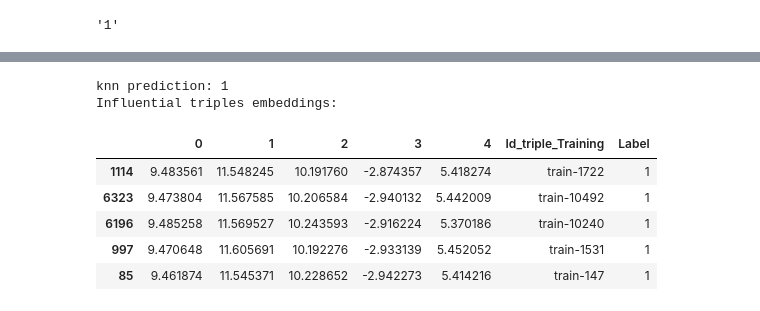
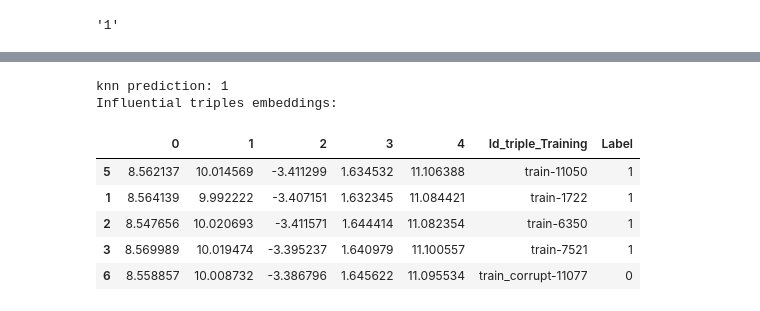
Before and after one commit to yalopez84/Interpretable_method, a Jupyter notebook: Interpretable_Triple_Prediction_Method.ipynb, the cells around one changed output, grey strips where cells are left out. Drawn from its saved outputs; the diff is of its cells as text; code cells hidden in the pictures.

```diff
--- a/Interpretable_Triple_Prediction_Method.ipynb
+++ b/Interpretable_Triple_Prediction_Method.ipynb
@@ -48,7 +48,7 @@ drive.mount('/content/drive')
 Mounted at /content/drive
 # %%
 pathFile="/content/drive/MyDrive/Almacen_phd/FB13/"
-modelName="/content/drive/MyDrive/Almacen_phd/FB13/sbert_test_mnr2"
+modelName="/content/drive/MyDrive/Almacen_phd/FB13/output/tsdae-bert-base-uncased"
 embeddings_large_file="/content/drive/MyDrive/Almacen_phd/FB13/embedding_large.pt"
 umap_embeddings_file="/content/drive/MyDrive/Almacen_phd/FB13/umap_embeddings.pt"
 asignacion_clusters="/content/drive/MyDrive/Almacen_phd/FB13/clusters_labels"
@@ -660,28 +639,28 @@ print(r)
 # %%
 #Triple target prediction by KNN and influential triples embeddings (nearest neighbors)
 from numpy.core.fromnumeric import squeeze
 from sklearn.neighbors import KNeighborsClassifier, RadiusNeighborsClassifier
-knc = KNeighborsClassifier(n_neighbors=5)
-rnc = RadiusNeighborsClassifier(radius=5)
+knc = KNeighborsClassifier(n_neighbors=5, metric='cosine')
+rnc = RadiusNeighborsClassifier(radius=5, metric='cosine')
 knc.fit(umap_embeddings_target_triple_set_df.iloc[:,:5],umap_embeddings_target_triple_set_df.iloc[:,6])
 rnc.fit(umap_embeddings_target_triple_set_df.iloc[:,:5],umap_embeddings_target_triple_set_df.iloc[:,6])
 knc_pred = knc.predict(umap_embeddings[-1,:].reshape(1,5))
 knn_predicion=knc_pred[0]
 print("knn prediction:", knn_predicion)
 _, knc_neighbors = knc.kneighbors(umap_embeddings[-1,:].reshape(1,5))
 nearest_neighbors=knc_neighbors.squeeze().tolist()
 nearest_neighbors_df=umap_embeddings_target_triple_set_df.iloc[nearest_neighbors]
 print("Influential triples embeddings:")
 nearest_neighbors_df
 # %% [output]
 knn prediction: 1
 Influential triples embeddings:
 |  | 0 | 1 | 2 | 3 | 4 | Id_triple_Training | Label |
-| 1114 | 9.483561 | 11.548245 | 10.191760 | -2.874357 | 5.418274 | train-1722 | 1 |
-| 6323 | 9.473804 | 11.567585 | 10.206584 | -2.940132 | 5.442009 | train-10492 | 1 |
-| 6196 | 9.485258 | 11.569527 | 10.243593 | -2.916224 | 5.370186 | train-10240 | 1 |
-| 997 | 9.470648 | 11.605691 | 10.192276 | -2.933139 | 5.452052 | train-1531 | 1 |
-| 85 | 9.461874 | 11.545371 | 10.228652 | -2.942273 | 5.414216 | train-147 | 1 |
+| 5 | 8.562137 | 10.014569 | -3.411299 | 1.634532 | 11.106388 | train-11050 | 1 |
+| 1 | 8.564139 | 9.992222 | -3.407151 | 1.632345 | 11.084421 | train-1722 | 1 |
+| 2 | 8.547656 | 10.020693 | -3.411571 | 1.644414 | 11.082354 | train-6350 | 1 |
+| 3 | 8.569989 | 10.019474 | -3.395237 | 1.640979 | 11.100557 | train-7521 | 1 |
+| 6 | 8.558857 | 10.008732 | -3.386796 | 1.645622 | 11.095534 | train_corrupt-11077 | 0 |
 # %%
 #Influential triples lines by KNN (nearest neighbors)
 from numpy.ma.core import append
```
Also changed, not shown: parts of 11 cells of this notebook.
